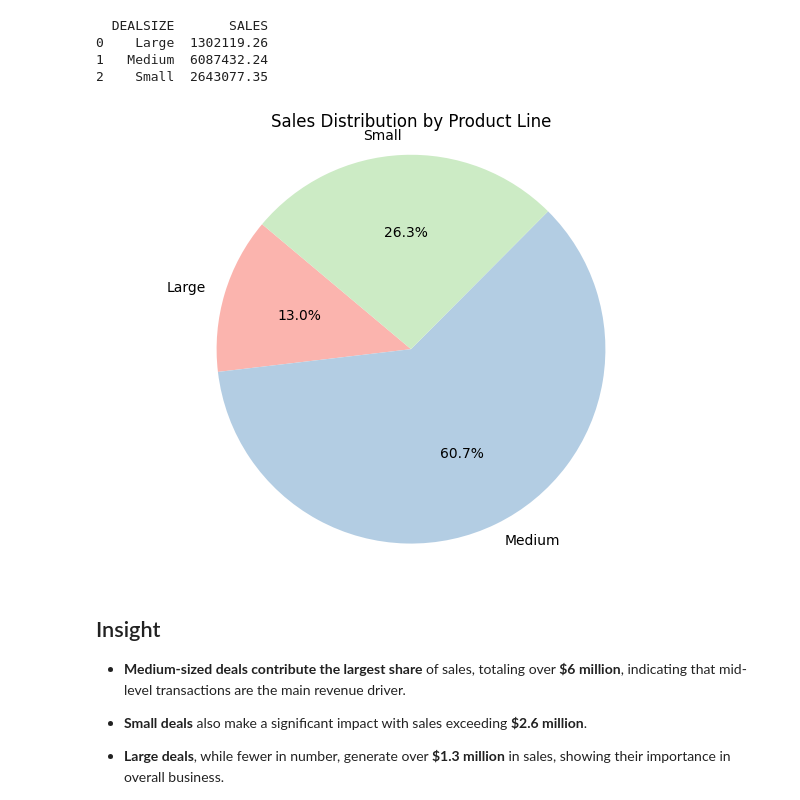
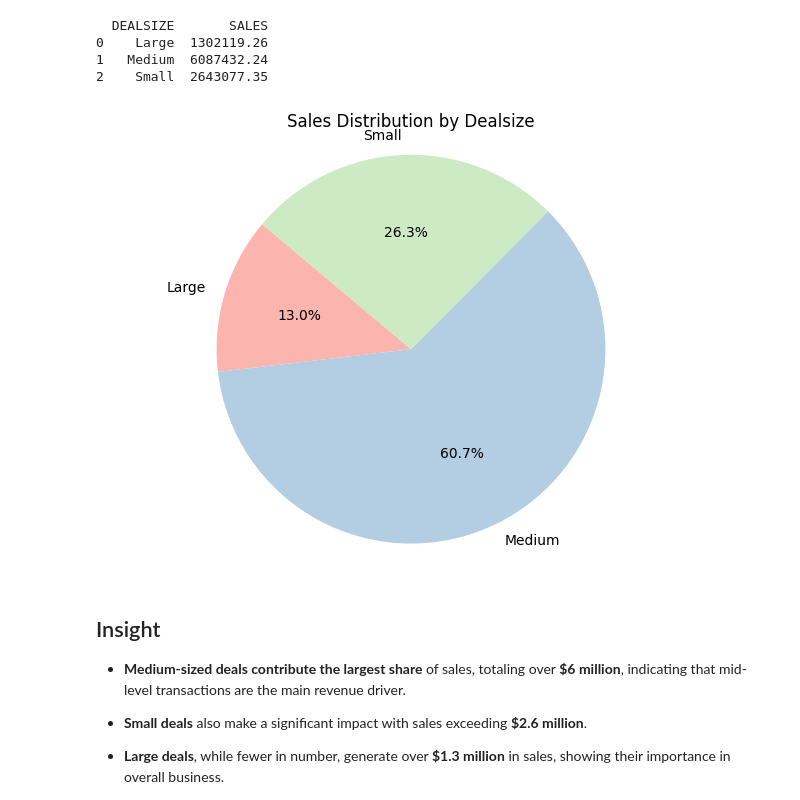
Before and after one commit to snehamhr/Sales-Data-Analysis--Sample-Data-sales_data_sample.csv-, a Jupyter notebook: sales-data-analysis.ipynb, the cells around one changed output. Cells and saved outputs as stored; diff of their text form; code cells hidden in the pictures.

```diff
--- a/sales-data-analysis.ipynb
+++ b/sales-data-analysis.ipynb
@@ -368,18 +368,18 @@ print(sales_by_dealsize)
 # %%
 plt.pie(
     sales_by_dealsize["SALES"],
     labels=sales_by_dealsize["DEALSIZE"],
     autopct='%1.1f%%',
     startangle=140,
     colors=plt.cm.Pastel1.colors
 )
 
-plt.title("Sales Distribution by Product Line")
+plt.title("Sales Distribution by Dealsize")
 plt.axis('equal')
 plt.tight_layout()
 plt.show()
 # %% [output]
-[figure, old version]
+[figure, new version]
 # %% [markdown]
 ## Insight
 
```
Also changed, not shown: parts of 7 cells of this notebook.
